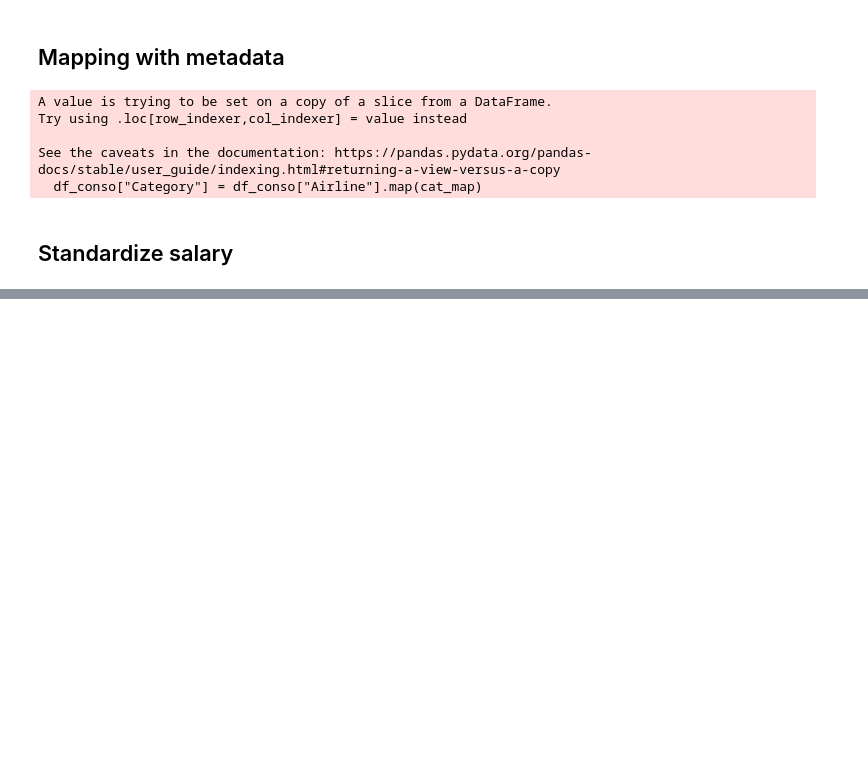
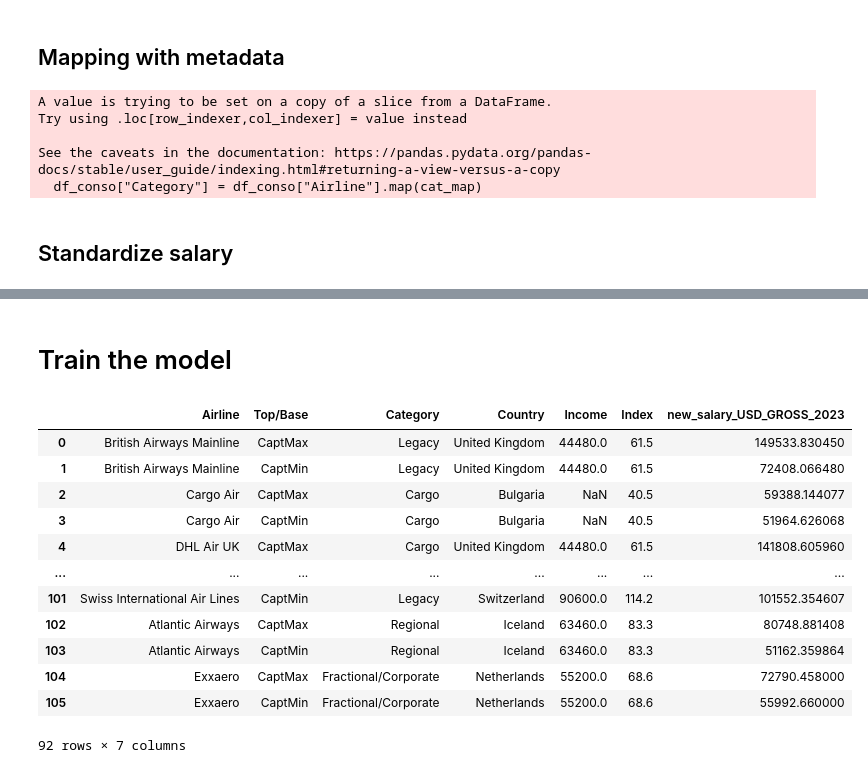
Before and after one commit to old2212/squawkit_predictor, a Jupyter notebook: METADATA_SCRAPING.ipynb, the cells around one changed output, grey strips where cells are left out. Saved outputs shown, nothing was run; the diff lists cells and outputs as text; code cells hidden in the pictures; blank space fills up the shorter version.

Commit message:
data cleaning and processing finished - strating the model

```diff
--- a/METADATA_SCRAPING.ipynb
+++ b/METADATA_SCRAPING.ipynb
@@ -345,2 +361,17 @@ See the caveats in the documentation: https://pandas.pydata.org/pandas-docs/stab
+# %%
+df_inflation["Cum2010"]= df_inflation["2011"]*df_inflation["2012"]*df_inflation["2013"]*df_inflation["2014"]*df_inflation["2015"]*df_inflation["2016"]*df_inflation["2017"]*df_inflation["2018"]*df_inflation["2019"]*df_inflation["2020"]*df_inflation["2021"]*df_inflation["2022"]*df_inflation["2023"]
+df_inflation["Cum2011"]= df_inflation["2012"]*df_inflation["2013"]*df_inflation["2014"]*df_inflation["2015"]*df_inflation["2016"]*df_inflation["2017"]*df_inflation["2018"]*df_inflation["2019"]*df_inflation["2020"]*df_inflation["2021"]*df_inflation["2022"]*df_inflation["2023"]
+df_inflation["Cum2012"]= df_inflation["2013"]*df_inflation["2014"]*df_inflation["2015"]*df_inflation["2016"]*df_inflation["2017"]*df_inflation["2018"]*df_inflation["2019"]*df_inflation["2020"]*df_inflation["2021"]*df_inflation["2022"]*df_inflation["2023"]
+df_inflation["Cum2013"]= df_inflation["2014"]*df_inflation["2015"]*df_inflation["2016"]*df_inflation["2017"]*df_inflation["2018"]*df_inflation["2019"]*df_inflation["2020"]*df_inflation["2021"]*df_inflation["2022"]*df_inflation["2023"]
+df_inflation["Cum2014"]= df_inflation["2015"]*df_inflation["2016"]*df_inflation["2017"]*df_inflation["2018"]*df_inflation["2019"]*df_inflation["2020"]*df_inflation["2021"]*df_inflation["2022"]*df_inflation["2023"]
+df_inflation["Cum2015"]= df_inflation["2016"]*df_inflation["2017"]*df_inflation["2018"]*df_inflation["2019"]*df_inflation["2020"]*df_inflation["2021"]*df_inflation["2022"]*df_inflation["2023"]
+df_inflation["Cum2016"]= df_inflation["2017"]*df_inflation["2018"]*df_inflation["2019"]*df_inflation["2020"]*df_inflation["2021"]*df_inflation["2022"]*df_inflation["2023"]
+df_inflation["Cum2017"]= df_inflation["2018"]*df_inflation["2019"]*df_inflation["2020"]*df_inflation["2021"]*df_inflation["2022"]*df_inflation["2023"]
+df_inflation["Cum2018"]= df_inflation["2019"]*df_inflation["2020"]*df_inflation["2021"]*df_inflation["2022"]*df_inflation["2023"]
+df_inflation["Cum2019"]= df_inflation["2020"]*df_inflation["2021"]*df_inflation["2022"]*df_inflation["2023"]
+df_inflation["Cum2020"]= df_inflation["2021"]*df_inflation["2022"]*df_inflation["2023"]
+df_inflation["Cum2021"]= df_inflation["2022"]*df_inflation["2023"]
+df_inflation["Cum2022"]= df_inflation["2023"]
+df_inflation["Cum2023"]= 1
 # %%
 # Standardize the salary in USD/GROSS/YEARLY/EST.2023
@@ -373,24 +396,0 @@ df_inflation
-# %%
-# Define a dictionary to store the cumulative inflation rates by country
-cumulative_inflation = {}
-
-# Loop through the rows in the original dataframe
-for i, row in df_conso.iterrows():
-    # Get the country and year from the current row
-    country = row['Country']
-    year = row['Year']
-
-    # If this is the first row for this country, set the cumulative inflation to 1
-    if country not in cumulative_inflation:
-        cumulative_inflation[country] = 1
-
-    # Calculate the cumulative inflation rate for this country up to the current year
-    cumulative_rate = 1
-    for y in range(2010, year):
-        cumulative_rate *= (1 + df_inflation.loc[(df_inflation['ISO_name'] == country), str(y)])
-
-    # Calculate the updated salary for 2023
-    updated_salary = row['new_salary_2'] * cumulative_rate ** (2023 - year)
-
-    # Update the original dataframe with the updated salary
-    df_conso.at[i, 'updated salary for 2023'] = updated_salary
@@ -464,0 +413,19 @@ df_inflation
+# %% [markdown]
+# Train the model
+# %%
+df_model = df_conso[["Airline", "Top/Base", "Category", "Country", "Income", "Index", "new_salary_USD_GROSS_2023"]]
+df_model
+# %% [output]
+|  | Airline | Top/Base | Category | Country | Income | Index | new_salary_USD_GROSS_2023 |
+| 0 | British Airways Mainline | CaptMax | Legacy | United Kingdom | 44480.0 | 61.5 | 149533.830450 |
+| 1 | British Airways Mainline | CaptMin | Legacy | United Kingdom | 44480.0 | 61.5 | 72408.066480 |
+| 2 | Cargo Air | CaptMax | Cargo | Bulgaria | NaN | 40.5 | 59388.144077 |
+| 3 | Cargo Air | CaptMin | Cargo | Bulgaria | NaN | 40.5 | 51964.626068 |
+| 4 | DHL Air UK | CaptMax | Cargo | United Kingdom | 44480.0 | 61.5 | 141808.605960 |
+| ... | ... | ... | ... | ... | ... | ... | ... |
+| 101 | Swiss International Air Lines | CaptMin | Legacy | Switzerland | 90600.0 | 114.2 | 101552.354607 |
+| 102 | Atlantic Airways | CaptMax | Regional | Iceland | 63460.0 | 83.3 | 80748.881408 |
+| 103 | Atlantic Airways | CaptMin | Regional | Iceland | 63460.0 | 83.3 | 51162.359864 |
+| 104 | Exxaero | CaptMax | Fractional/Corporate | Netherlands | 55200.0 | 68.6 | 72790.458000 |
+| 105 | Exxaero | CaptMin | Fractional/Corporate | Netherlands | 55200.0 | 68.6 | 55992.660000 |
+92 rows × 7 columns
```
Also changed, not shown: parts of 15 cells of this notebook, 6 other files.
